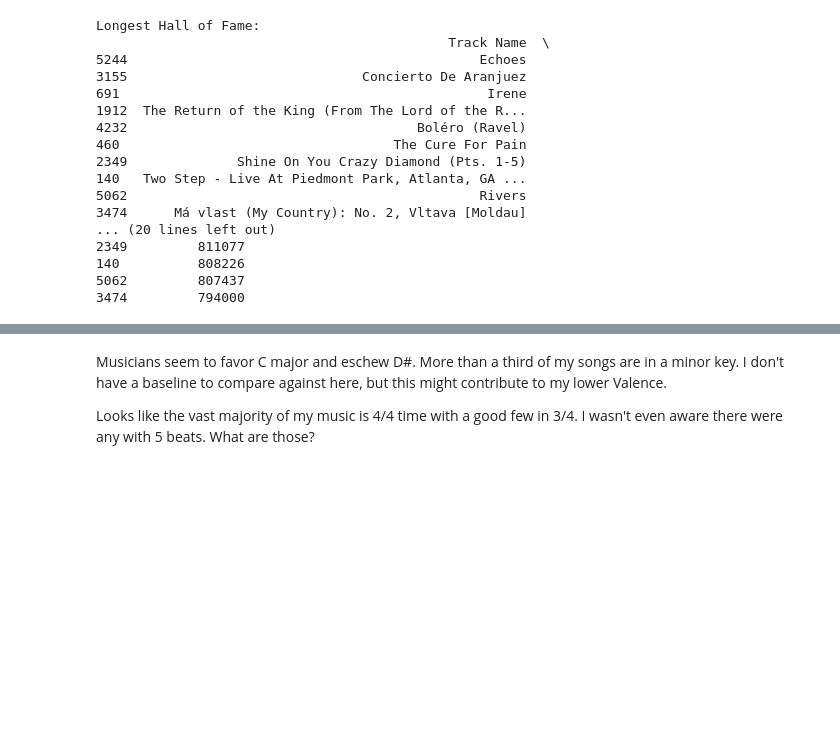
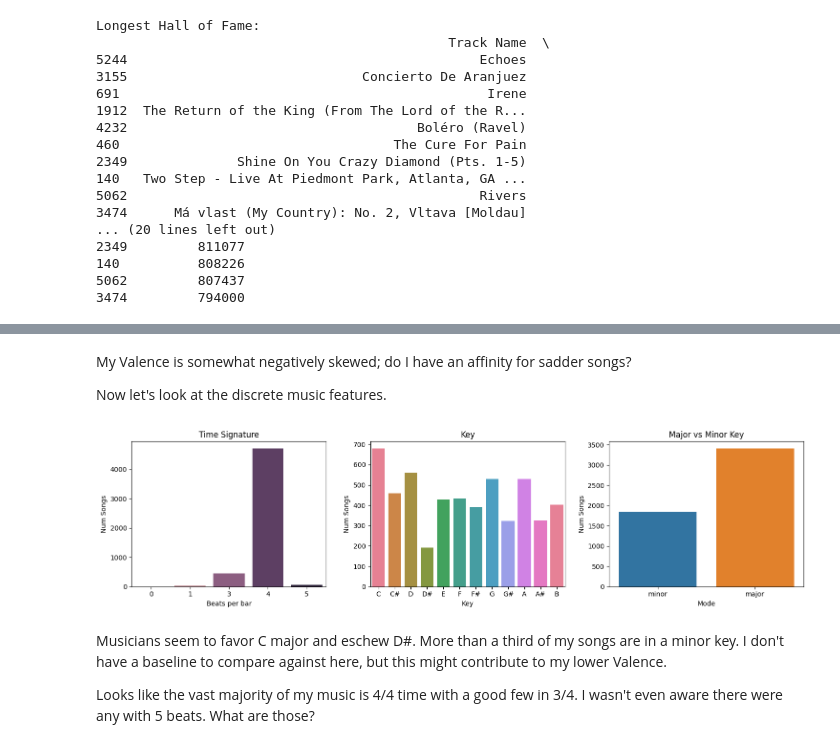
Before and after one commit to pavelkomarov/exportify, a Jupyter notebook: taste_analysis.ipynb, the cells around one changed output, grey strips where cells are left out. Saved outputs shown, nothing was run; the diff lists cells and outputs as text; code cells hidden in the pictures; blank space fills up the shorter version.

```diff
--- a/taste_analysis.ipynb
+++ b/taste_analysis.ipynb
@@ -439,25 +430,31 @@ Now let's look at the discrete music features.
+# %% [markdown]
+My Valence is somewhat negatively skewed; do I have an affinity for sadder songs?
+
+Now let's look at the discrete music features.
 # %%
 pyplot.figure(figsize=(15,4))
 
 pyplot.subplot(1, 3, 1)
-seaborn.countplot(data['Time Signature'])
+seaborn.countplot(data, x='Time Signature', hue='Time Signature', legend=False)
 pyplot.xlabel('Beats per bar')
 pyplot.ylabel('Num Songs')
 pyplot.title('Time Signature')
 
 pyplot.subplot(1, 3, 2)
-axes = seaborn.countplot(data['Key'])
-axes.set(xticklabels=['C', 'C#', 'D', 'D#', 'E', 'F', 'F#', 'G', 'G#', 'A', 'A#', 'B'])
+seaborn.countplot(data, x='Key', hue='Key', palette='husl', legend=False)
+pyplot.xticks(ticks=pyplot.xticks()[0], labels=['C', 'C#', 'D', 'D#', 'E', 'F', 'F#', 'G', 'G#', 'A', 'A#', 'B'])
 pyplot.ylabel('Num Songs')
 pyplot.title('Key')
 
 pyplot.subplot(1, 3, 3)
-axes = seaborn.countplot(data['Mode'])
-axes.set(xticklabels=['minor', 'major'])
+seaborn.countplot(data, x='Mode', hue='Mode', legend=False)
+pyplot.xticks(ticks=pyplot.xticks()[0], labels=['minor', 'major'])
 pyplot.ylabel('Num Songs')
 pyplot.title('Major vs Minor Key');
 
 pyplot.tight_layout(w_pad=2)
+# %% [output]
+[figure, added]
 # %% [markdown]
 Musicians seem to favor C major and eschew D#. More than a third of my songs are in a minor key. I don't have a baseline to compare against here, but this might contribute to my lower Valence.
 
```
Also changed, not shown: parts of 15 cells of this notebook.
